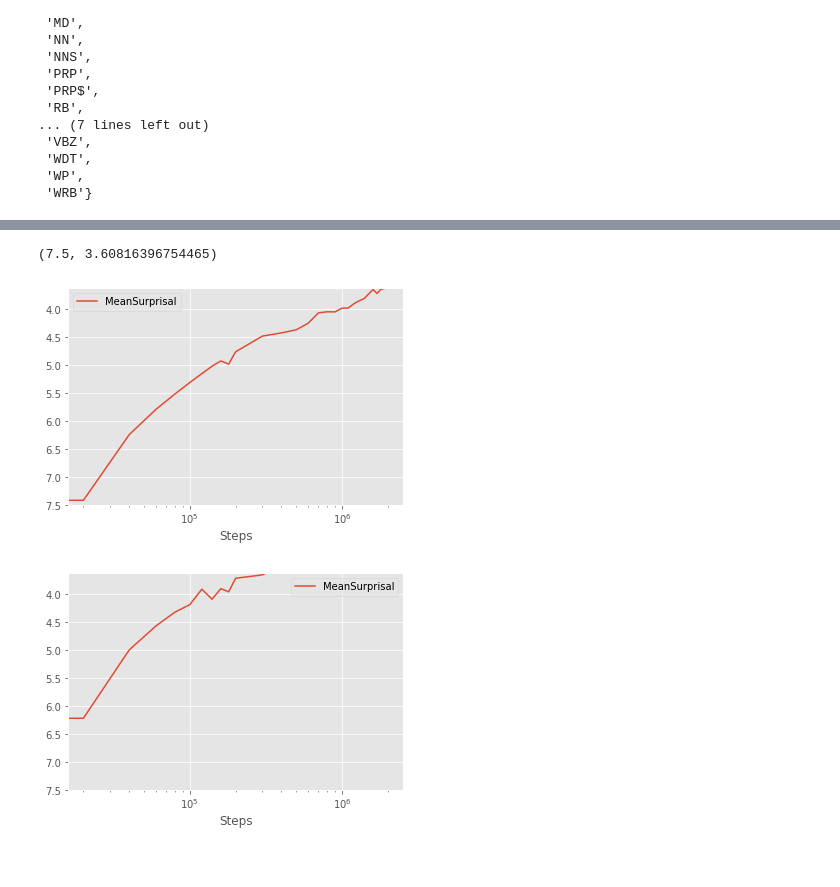
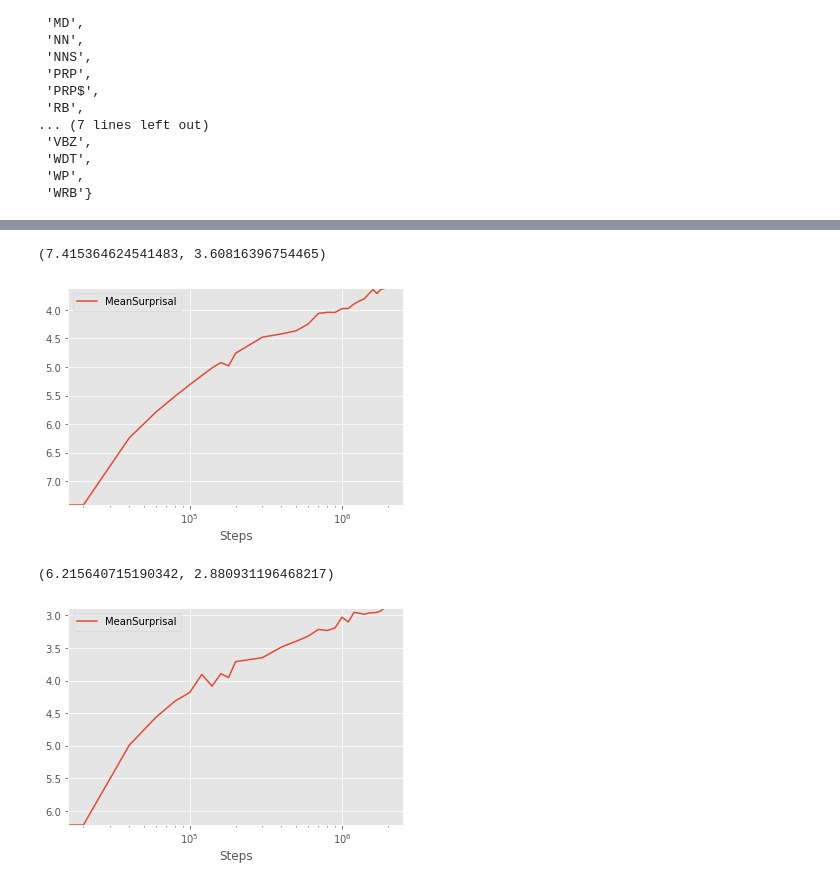
Before and after one commit to NazaninShafiabadi/word-acquisition-language-models, a Jupyter notebook: scripts/analyses.ipynb, the cells around one changed output, grey strips where cells are left out. Saved outputs shown, nothing was run; the diff lists cells and outputs as text; code cells hidden in the pictures.

```diff
--- a/scripts/analyses.ipynb
+++ b/scripts/analyses.ipynb
@@ -72,11 +81,3 @@ bert_surprisals
 | 7132 | your | 1900000 | 0 | 1.761835 | 2.017625 | 0.692308 | 13 | 0.041987 | ... |
 | 7133 | your | 2000000 | 0 | 1.639908 | 1.925884 | 0.692308 | 13 | -0.121928 | ... |
 7134 rows × 9 columns
-# %%
-import nltk
-
-nltk.download('averaged_perceptron_tagger')
-
-word = 'run'
-pos = nltk.pos_tag([word])
-print(pos)
@@ -262,12 +287,18 @@ plot_surprisals(
+# %%
+# for each step, average surprisal across all words with 'NN' tag (Noun, singular or mass)
+
+NN_avg_surprisals = exclusive_NN.groupby('Steps')['MeanSurprisal'].mean().reset_index()
+NN_avg_surprisals.plot(x='Steps', y='MeanSurprisal', logx=True)\
+    .set_ylim(NN_avg_surprisals['MeanSurprisal'].iloc[1:].max(), NN_avg_surprisals['MeanSurprisal'].min())
+# %% [output]
+(7.415364624541483, 3.60816396754465)
+[figure, added]
 # %%
-# for each step, average surprisal across all words with 'NN' tag vs average surprisal across all words with 'VB' tag
-
-NN_avg_surprisals = exclusive_NN.groupby('Steps')['MeanSurprisal'].mean().reset_index()
-NN_avg_surprisals.plot(x='Steps', y='MeanSurprisal', logx=True).set_ylim(7.5, avg_surprisals['MeanSurprisal'].min())
+# for each step, average surprisal across all words with 'VB' tag (Verb, base form)
 
 VB_avg_surprisals = exclusive_VB.groupby('Steps')['MeanSurprisal'].mean().reset_index()
-VB_avg_surprisals.plot(x='Steps', y='MeanSurprisal', logx=True).set_ylim(7.5, avg_surprisals['MeanSurprisal'].min())
+VB_avg_surprisals.plot(x='Steps', y='MeanSurprisal', logx=True)\
+    .set_ylim(VB_avg_surprisals['MeanSurprisal'].iloc[1:].max(), VB_avg_surprisals['MeanSurprisal'].min())
 # %% [output]
-(7.5, 3.60816396754465)
+(6.215640715190342, 2.880931196468217)
-[figure, old version]
+[figure, new version]
-[figure, removed]
```
Also changed, not shown: parts of 25 cells of this notebook.
